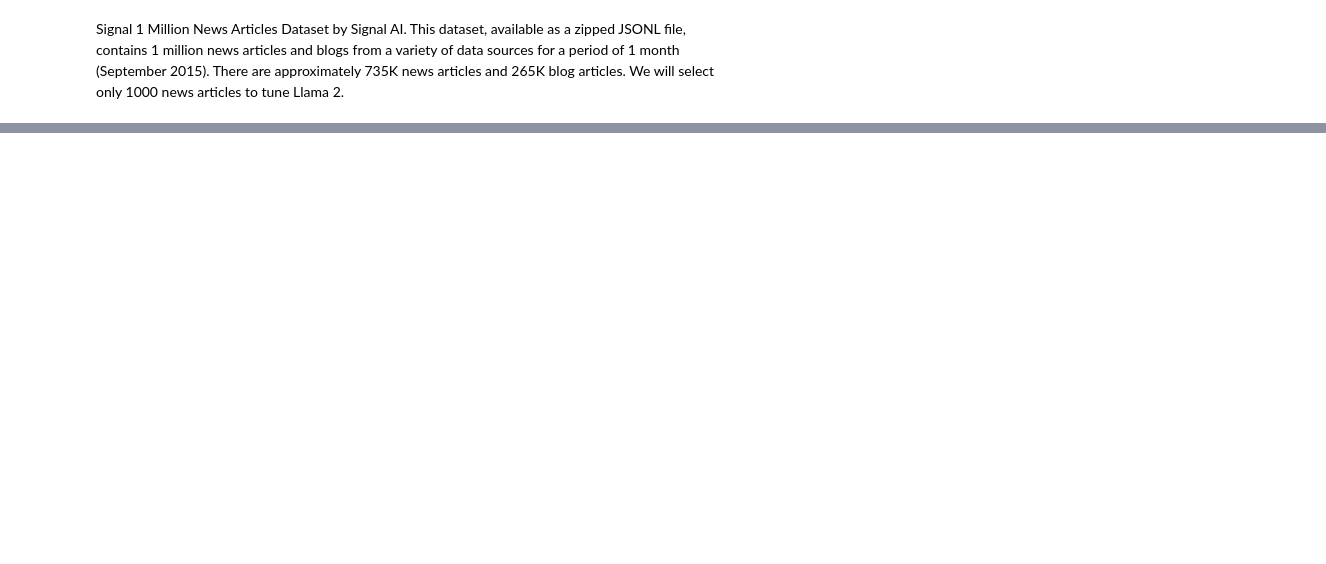
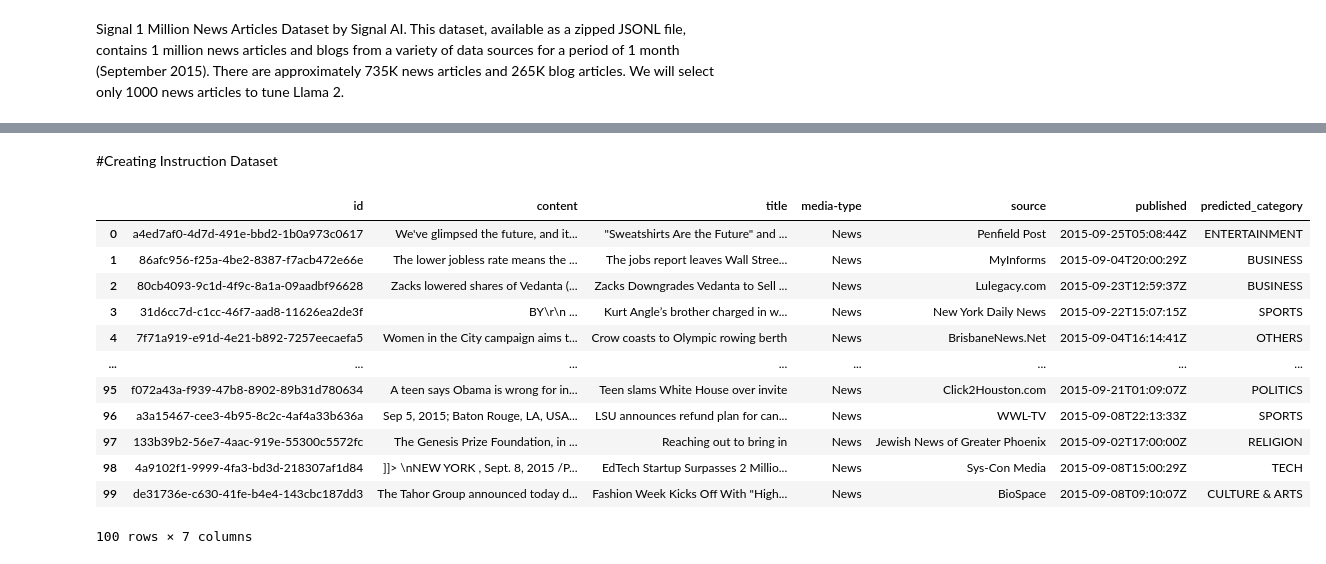
Before and after one commit to DHRUV6029/Llamma-2Fine-Tune-New-Categorization, a Jupyter notebook: notebooks/Data_Set_Generation_for_Llamma_2.ipynb, the cells around one changed output, grey strips where cells are left out. Saved outputs shown, nothing was run; the diff lists cells and outputs as text; code cells hidden in the pictures; blank space fills up the shorter version.

Commit message:
Instruction dataset generated

```diff
--- a/notebooks/Data_Set_Generation_for_Llamma_2.ipynb
+++ b/notebooks/Data_Set_Generation_for_Llamma_2.ipynb
@@ -116,0 +334,22 @@ ValueError: ignored
+# %% [markdown]
+#Creating Instruction Dataset
+# %%
+
+# Loading processed data as a Pandas DataFrame
+prep_news_df2 = pd.read_csv(f"{path}{processed_data_filename}")
+# %%
+display(prep_news_df2)
+# %% [output]
+|  | id | content | title | media-type | source | published | predicted_category |
+| 0 | a4ed7af0-4d7d-491e-bbd2-1b0a973c0617 | We've glimpsed the future, and it... | "Sweatshirts Are the Future" and ... | News | Penfield Post | 2015-09-25T05:08:44Z | ENTERTAINMENT |
+| 1 | 86afc956-f25a-4be2-8387-f7acb472e66e | The lower jobless rate means the ... | The jobs report leaves Wall Stree... | News | MyInforms | 2015-09-04T20:00:29Z | BUSINESS |
+| 2 | 80cb4093-9c1d-4f9c-8a1a-09aadbf96628 | Zacks lowered shares of Vedanta (... | Zacks Downgrades Vedanta to Sell ... | News | Lulegacy.com | 2015-09-23T12:59:37Z | BUSINESS |
+| 3 | 31d6cc7d-c1cc-46f7-aad8-11626ea2de3f | BY\r\n ... | Kurt Angle’s brother charged in w... | News | New York Daily News | 2015-09-22T15:07:15Z | SPORTS |
+| 4 | 7f71a919-e91d-4e21-b892-7257eecaefa5 | Women in the City campaign aims t... | Crow coasts to Olympic rowing berth | News | BrisbaneNews.Net | 2015-09-04T16:14:41Z | OTHERS |
+| ... | ... | ... | ... | ... | ... | ... | ... |
+| 95 | f072a43a-f939-47b8-8902-89b31d780634 | A teen says Obama is wrong for in... | Teen slams White House over invite | News | Click2Houston.com | 2015-09-21T01:09:07Z | POLITICS |
+| 96 | a3a15467-cee3-4b95-8c2c-4af4a33b636a | Sep 5, 2015; Baton Rouge, LA, USA... | LSU announces refund plan for can... | News | WWL-TV | 2015-09-08T22:13:33Z | SPORTS |
+| 97 | 133b39b2-56e7-4aac-919e-55300c5572fc | The Genesis Prize Foundation, in ... | Reaching out to bring in | News | Jewish News of Greater Phoenix | 2015-09-02T17:00:00Z | RELIGION |
+| 98 | 4a9102f1-9999-4fa3-bd3d-218307af1d84 | ]]> \nNEW YORK , Sept. 8, 2015 /P... | EdTech Startup Surpasses 2 Millio... | News | Sys-Con Media | 2015-09-08T15:00:29Z | TECH |
+| 99 | de31736e-c630-41fe-b4e4-143cbc187dd3 | The Tahor Group announced today d... | Fashion Week Kicks Off With "High... | News | BioSpace | 2015-09-08T09:10:07Z | CULTURE & ARTS |
+100 rows × 7 columns
```
Also changed, not shown: parts of 25 cells of this notebook, 2 other files.
